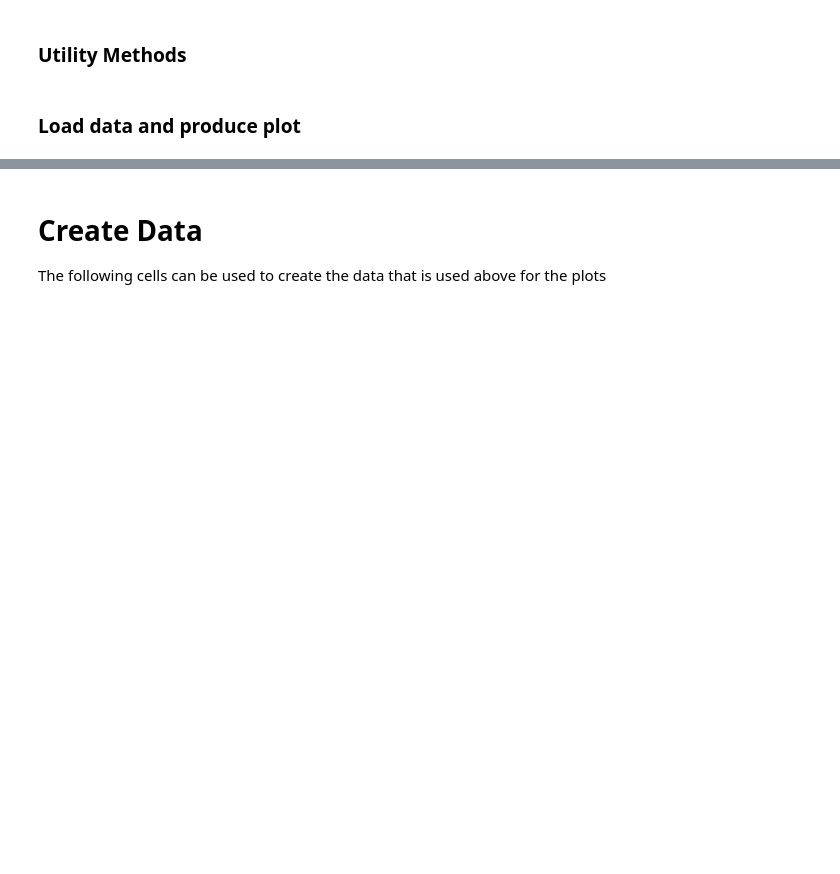
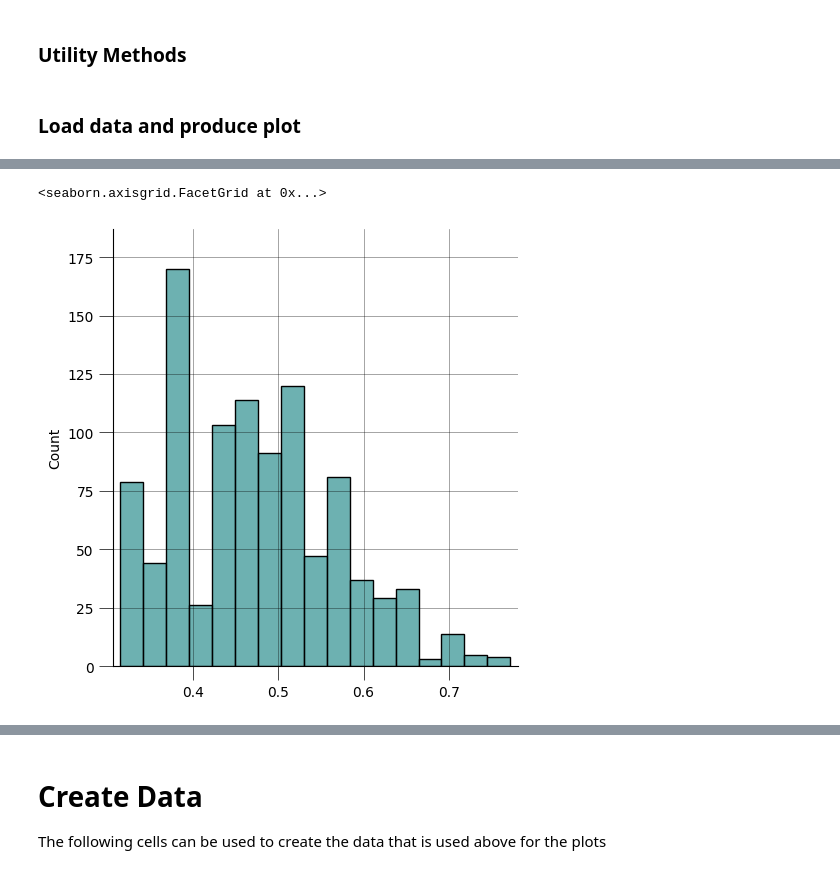
Before and after one commit to webis-de/ECIR-23, a Jupyter notebook: src/main/ipynb/visualization.ipynb, the cells around one changed output, grey strips where cells are left out. Saved outputs shown, nothing was run; the diff lists cells and outputs as text; code cells hidden in the pictures; blank space fills up the shorter version.

```diff
--- a/src/main/ipynb/visualization.ipynb
+++ b/src/main/ipynb/visualization.ipynb
@@ -139,0 +124,12 @@ KeyError: 'xtick.labelcolor is not a valid rc parameter (see rcParams.keys() for
+# %%
+data = [json.loads(l) for l in open('beir-visualization-ance.jsonl')]
+
+data = [i for i in data if i['topic'] == '19']
+assert len(data) == 1
+data = data[0]
+
+
+sns.displot(data['distribution']['uninformed'])
+# %% [output]
+<seaborn.axisgrid.FacetGrid at 0x...>
+[figure, added]
```
Also changed, not shown: parts of 5 cells of this notebook.
